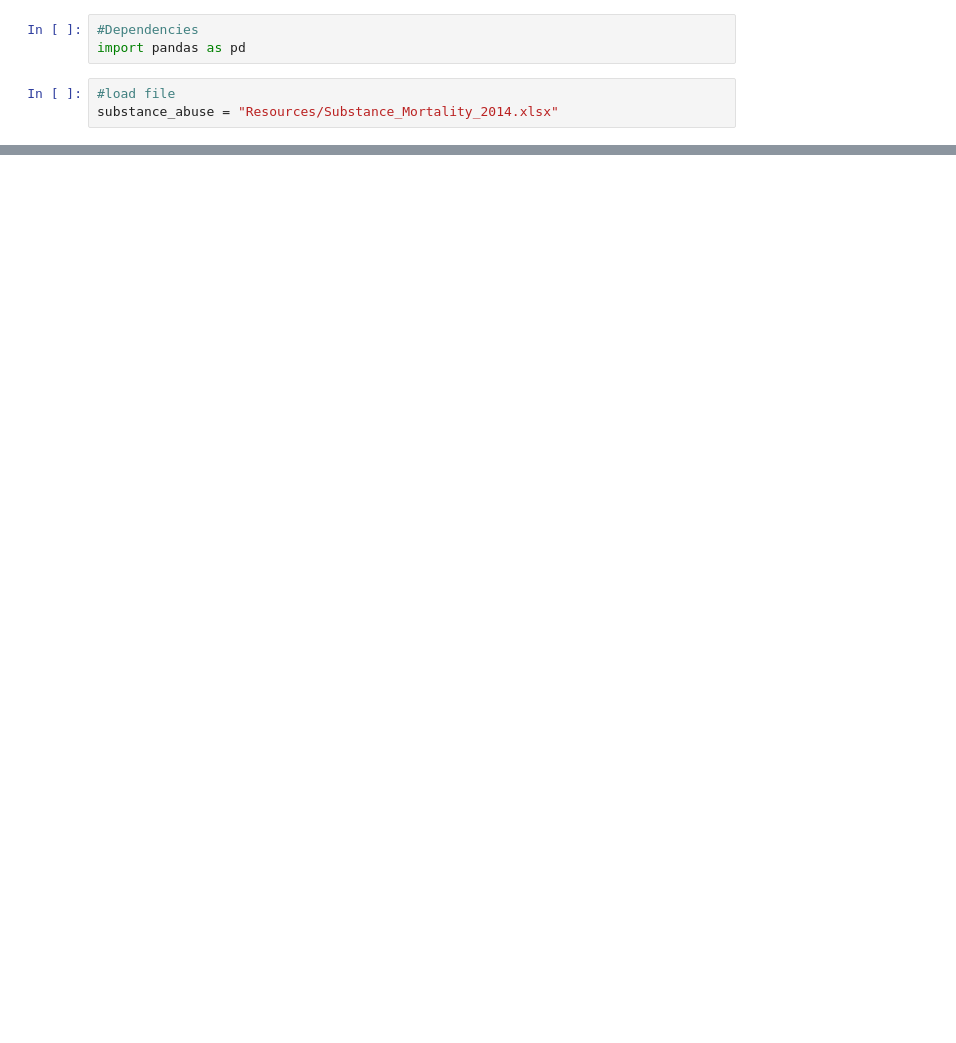
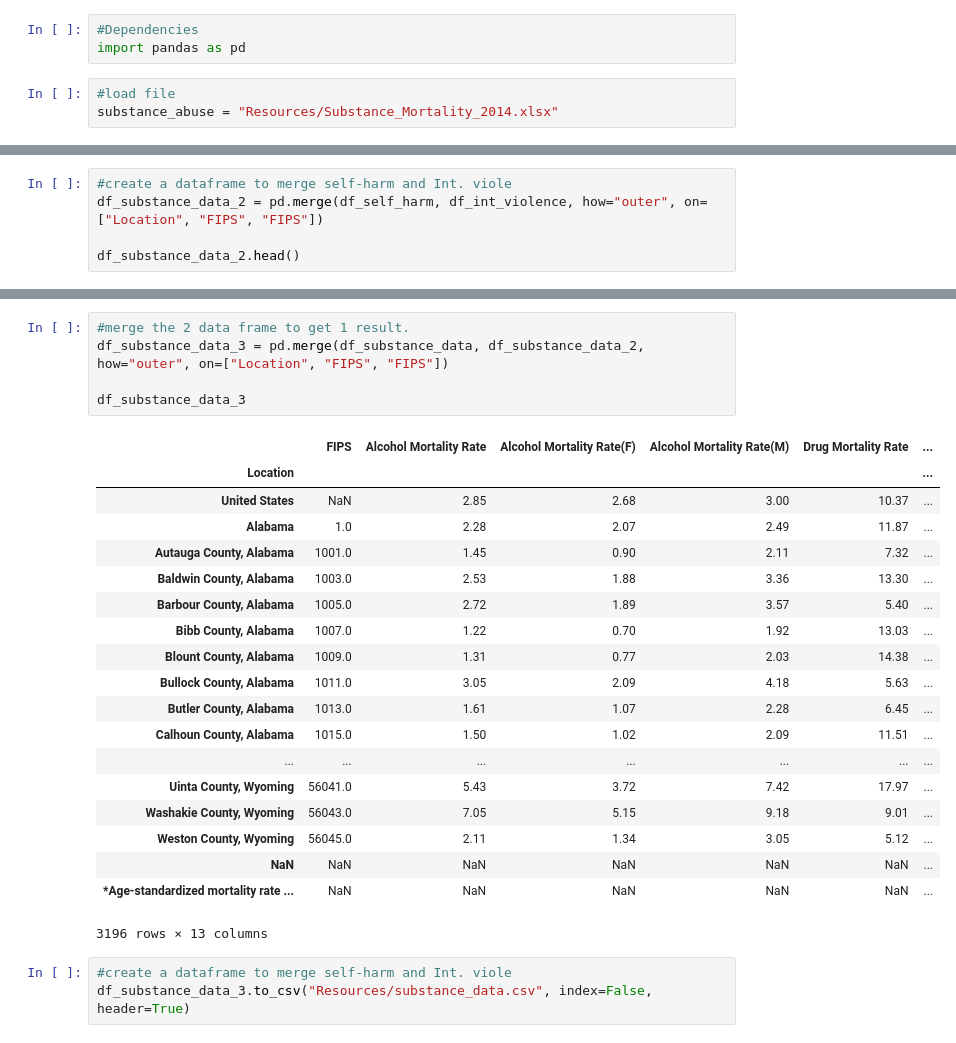
Before and after one commit to tessabanum/Team2_project1, a Jupyter notebook: Untitled.ipynb, the cells around one changed output, grey strips where cells are left out. Cells and saved outputs as stored; diff of their text form; blank space fills up the shorter version.

```diff
--- a/Untitled.ipynb
+++ b/Untitled.ipynb
@@ -89,0 +79,5 @@ df_substance_data
+# %%
+#create a dataframe to merge self-harm and Int. viole
+df_substance_data_2 = pd.merge(df_self_harm, df_int_violence, how="outer", on=["Location", "FIPS", "FIPS"])
+
+df_substance_data_2.head()
@@ -89,0 +92,28 @@ df_substance_data
+# %%
+#merge the 2 data frame to get 1 result.
+df_substance_data_3 = pd.merge(df_substance_data, df_substance_data_2, how="outer", on=["Location", "FIPS", "FIPS"])
+
+df_substance_data_3
+# %% [output]
+|  | FIPS | Alcohol Mortality Rate | Alcohol Mortality Rate(F) | Alcohol Mortality Rate(M) | Drug Mortality Rate | ... |
+| Location |  |  |  |  |  | ... |
+| United States | NaN | 2.85 | 2.68 | 3.00 | 10.37 | ... |
+| Alabama | 1.0 | 2.28 | 2.07 | 2.49 | 11.87 | ... |
+| Autauga County, Alabama | 1001.0 | 1.45 | 0.90 | 2.11 | 7.32 | ... |
+| Baldwin County, Alabama | 1003.0 | 2.53 | 1.88 | 3.36 | 13.30 | ... |
+| Barbour County, Alabama | 1005.0 | 2.72 | 1.89 | 3.57 | 5.40 | ... |
+| Bibb County, Alabama | 1007.0 | 1.22 | 0.70 | 1.92 | 13.03 | ... |
+| Blount County, Alabama | 1009.0 | 1.31 | 0.77 | 2.03 | 14.38 | ... |
+| Bullock County, Alabama | 1011.0 | 3.05 | 2.09 | 4.18 | 5.63 | ... |
+| Butler County, Alabama | 1013.0 | 1.61 | 1.07 | 2.28 | 6.45 | ... |
+| Calhoun County, Alabama | 1015.0 | 1.50 | 1.02 | 2.09 | 11.51 | ... |
+| ... | ... | ... | ... | ... | ... | ... |
+| Uinta County, Wyoming | 56041.0 | 5.43 | 3.72 | 7.42 | 17.97 | ... |
+| Washakie County, Wyoming | 56043.0 | 7.05 | 5.15 | 9.18 | 9.01 | ... |
+| Weston County, Wyoming | 56045.0 | 2.11 | 1.34 | 3.05 | 5.12 | ... |
+| NaN | NaN | NaN | NaN | NaN | NaN | ... |
+| *Age-standardized mortality rate ... | NaN | NaN | NaN | NaN | NaN | ... |
+3196 rows × 13 columns
+# %%
+#create a dataframe to merge self-harm and Int. viole
+df_substance_data_3.to_csv("Resources/substance_data.csv", index=False, header=True)
```
Also changed, not shown: parts of 7 cells of this notebook, 4 other files.
